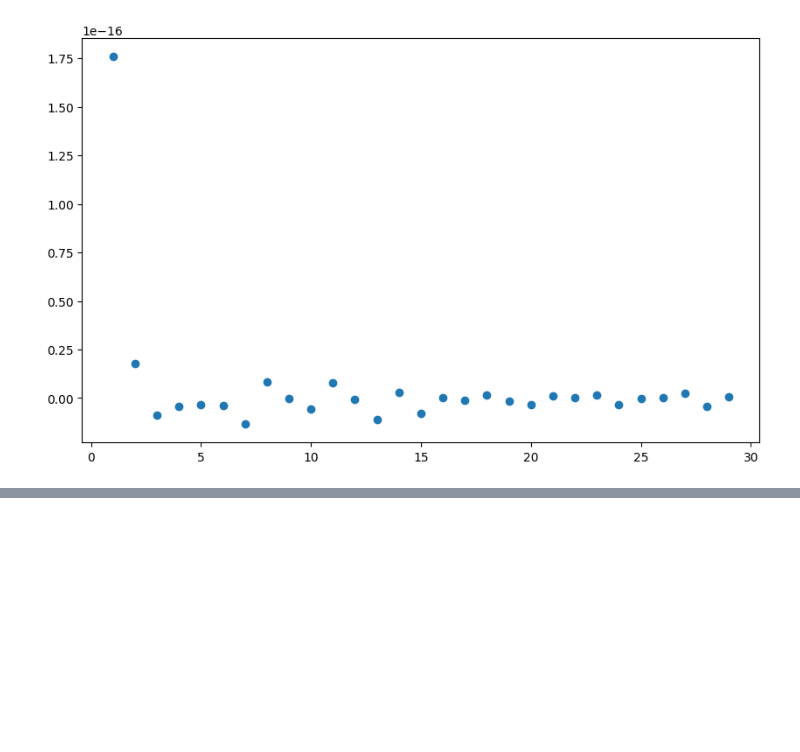
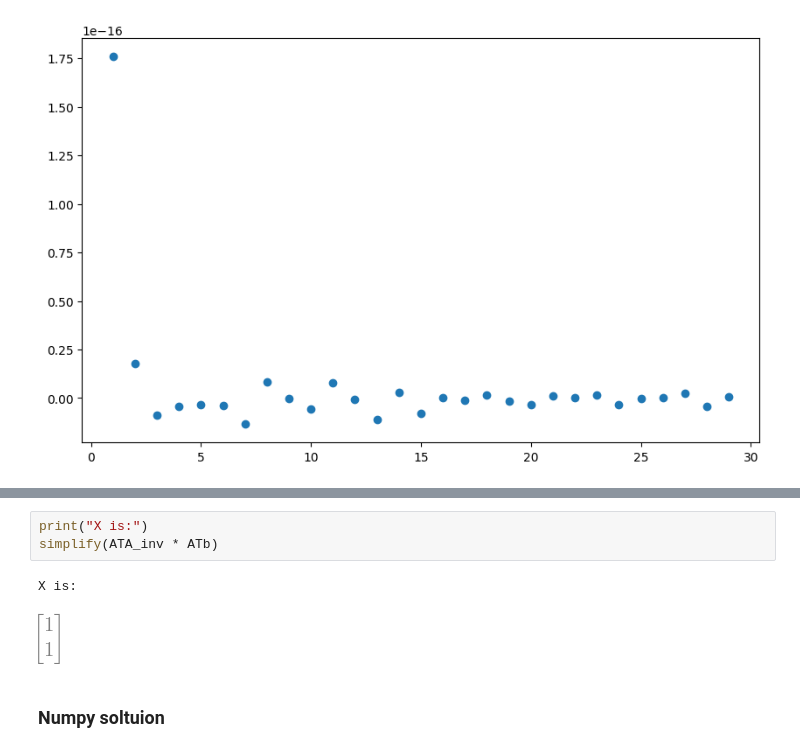
Before and after one commit to Molozey/NumericalMethods, a Jupyter notebook: HomeTask4/Solution.ipynb, the cells around one changed output, grey strips where cells are left out. Saved outputs shown, nothing was run; the diff lists cells and outputs as text; blank space fills up the shorter version.

```diff
--- a/HomeTask4/Solution.ipynb
+++ b/HomeTask4/Solution.ipynb
@@ -114,0 +160,8 @@ plt.show()
+# %%
+print("X is:")
+simplify(ATA_inv * ATb)
+# %% [output]
+X is:
+[figure, added]
+# %% [markdown]
+### Numpy soltuion
```
Also changed, not shown: parts of 11 cells of this notebook.
